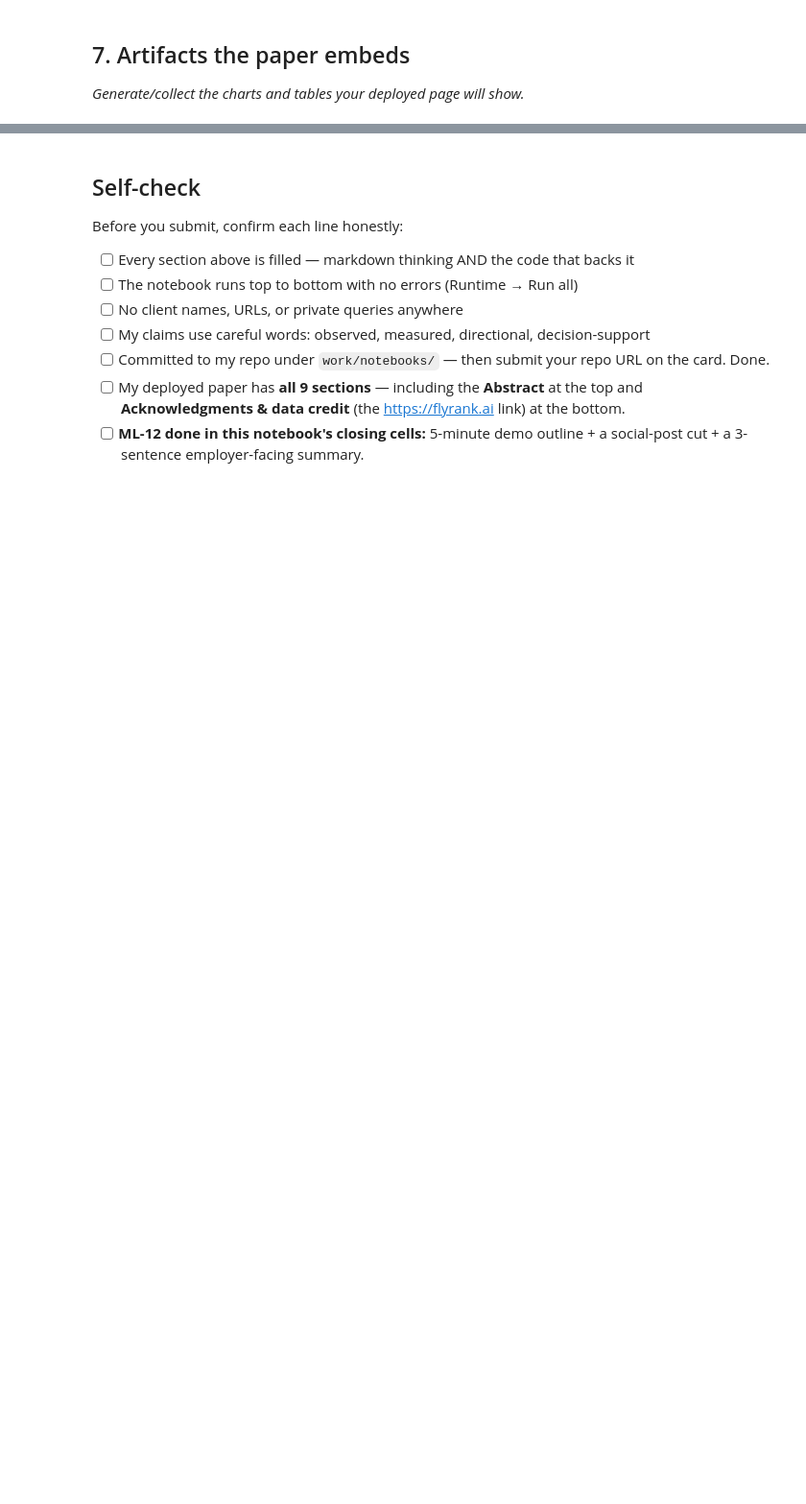
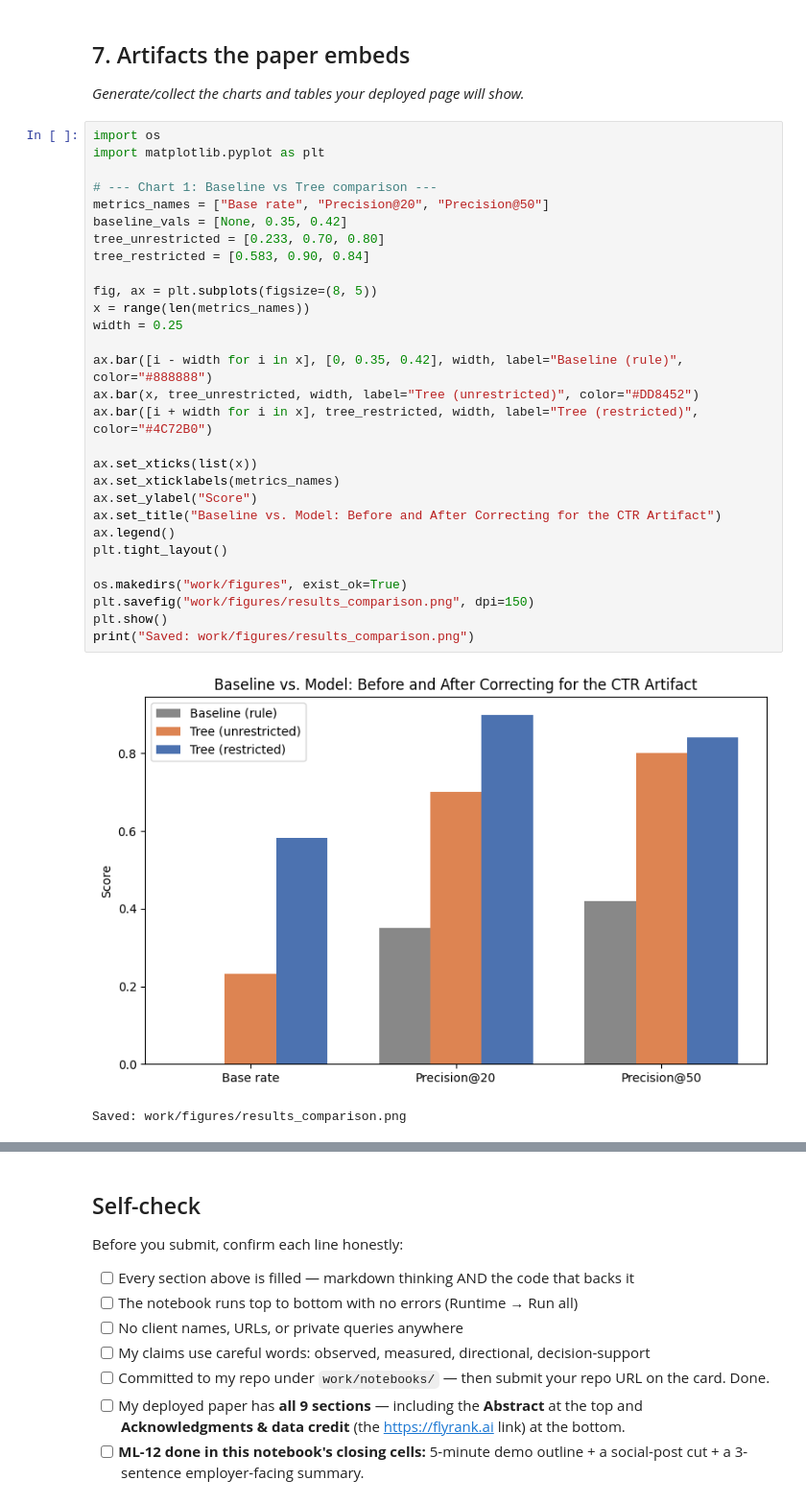
Before and after one commit to irssaa29/Machine-learning_01, a Jupyter notebook: work/notebooks/capstone.ipynb, the cells around one changed output, grey strips where cells are left out. Shown at 96% size. Saved outputs shown, nothing was run; the diff lists cells and outputs as text; blank space fills up the shorter version.

```diff
--- a/work/notebooks/capstone.ipynb
+++ b/work/notebooks/capstone.ipynb
@@ -34,3 +117,35 @@ This skeleton is yours to fill. Work the sections **in order** — each one has
 ## 7. Artifacts the paper embeds
 
 *Generate/collect the charts and tables your deployed page will show.*
+# %%
+import os
+import matplotlib.pyplot as plt
+
+# --- Chart 1: Baseline vs Tree comparison ---
+metrics_names = ["Base rate", "Precision@20", "Precision@50"]
+baseline_vals = [None, 0.35, 0.42]
+tree_unrestricted = [0.233, 0.70, 0.80]
+tree_restricted = [0.583, 0.90, 0.84]
+
+fig, ax = plt.subplots(figsize=(8, 5))
+x = range(len(metrics_names))
+width = 0.25
+
+ax.bar([i - width for i in x], [0, 0.35, 0.42], width, label="Baseline (rule)", color="#888888")
+ax.bar(x, tree_unrestricted, width, label="Tree (unrestricted)", color="#DD8452")
+ax.bar([i + width for i in x], tree_restricted, width, label="Tree (restricted)", color="#4C72B0")
+
+ax.set_xticks(list(x))
+ax.set_xticklabels(metrics_names)
+ax.set_ylabel("Score")
+ax.set_title("Baseline vs. Model: Before and After Correcting for the CTR Artifact")
+ax.legend()
+plt.tight_layout()
+
+os.makedirs("work/figures", exist_ok=True)
+plt.savefig("work/figures/results_comparison.png", dpi=150)
+plt.show()
+print("Saved: work/figures/results_comparison.png")
+# %% [output]
+[figure, added]
+Saved: work/figures/results_comparison.png
```
Also changed, not shown: parts of 10 cells of this notebook.
